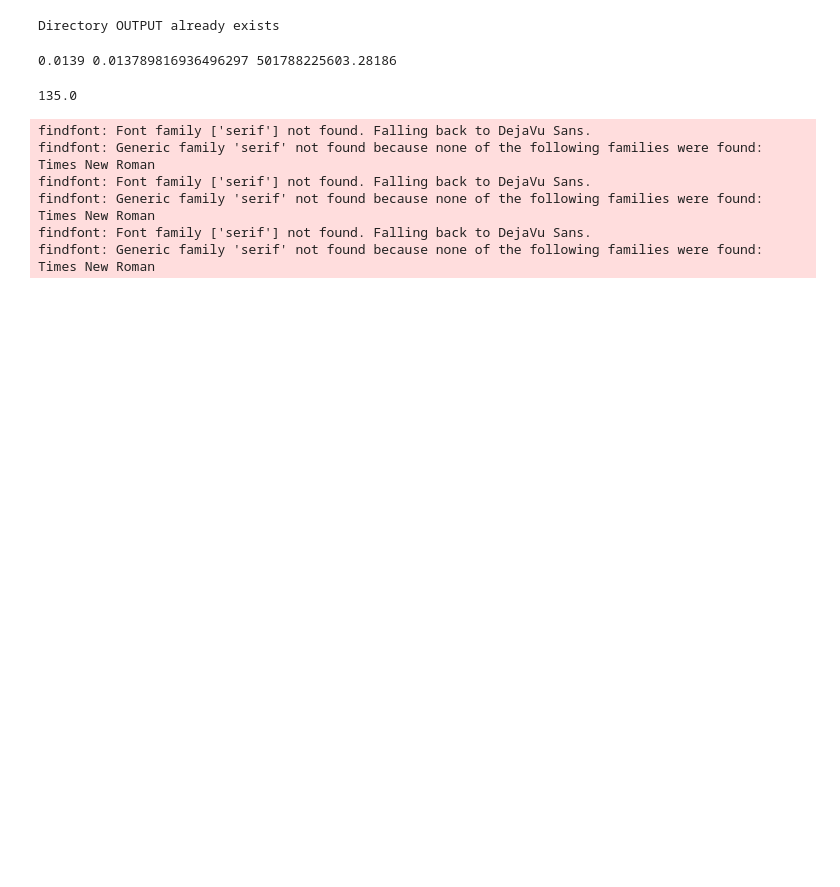
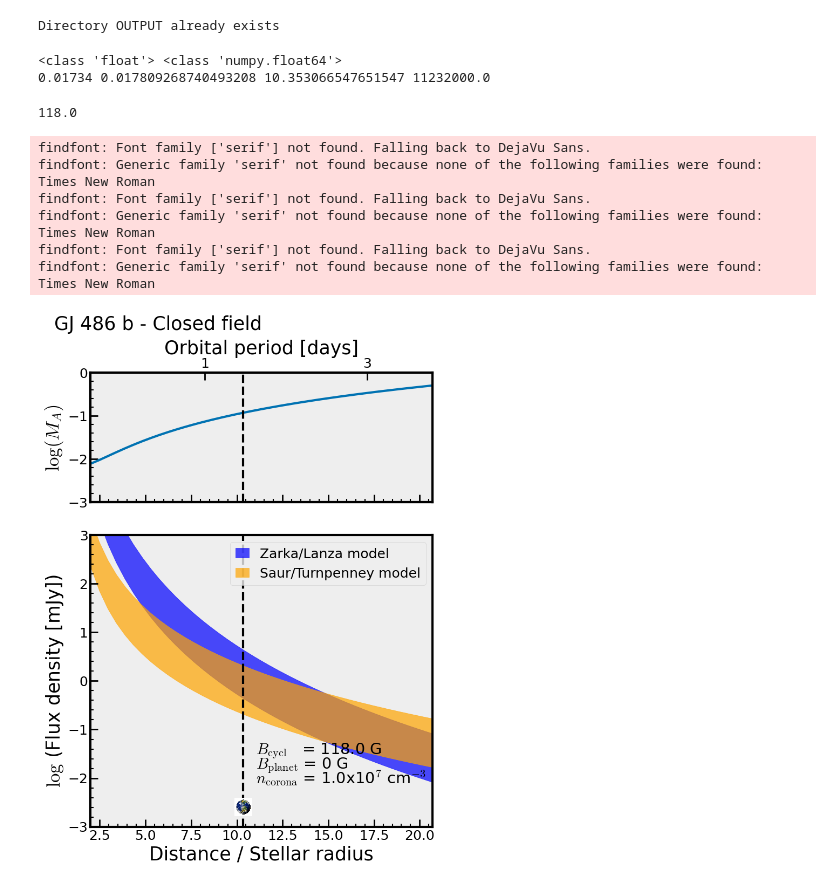
Before and after one commit to mapereztorres/spirou, a Jupyter notebook: SPI.ipynb, the cells around one changed output. Drawn from its saved outputs; the diff is of its cells as text; code cells hidden in the pictures; blank space fills up the shorter version.

Commit message:
Modified to read SPI-sources_planets_completed.csv

```diff
--- a/SPI.ipynb
+++ b/SPI.ipynb
@@ -99,22 +105,27 @@ except FileExistsError:
 # %% [output]
 Directory OUTPUT already exists
 # %%
-indi = 11
-M_star = data['star_mass(M_Sun)'][indi] * M_sun
-P_orb  = data['orbital_period(days)'][indi] # Orbital period, in days
+indi = 42
+M_star = data['mass_star(m_sun)'][indi] * M_sun
+P_orb  = data['p_orb(days)'][indi] # Orbital period, in days
 P_orb  *= 86400 # Orbital period, in cgs
 semimajor_a = Kepler_r(M_star, P_orb)/au
-R_star = data['star_radius(R_Sun)'][indi]
-orb_distance = data['a(AU)'][indi]*au/R_star # in stellar radii
-print(data['a(AU)'][indi], semimajor_a, orb_distance)
+R_star = data['radius_star(r_sun)'][indi]
+orb_distance = data['a(au)'][indi]*au / (R_star*R_sun) # in stellar radii
+P_rot_star = float(data['p_rot(days)'][indi])   # Rotation period  of star, in days
+print(type(P_rot_star), type(M_star))
+P_rot_star *= day    # Rotation period  of star, in sec
+
+print(data['a(au)'][indi], semimajor_a, orb_distance, P_rot_star)
 # %% [output]
-0.0139 0.013789816936496297 501788225603.28186
+<class 'float'> <class 'numpy.float64'>
+0.01734 0.017809268740493208 10.353066547651547 11232000.0
 # %%
 #_orb_2 = (data['a(AU)'][i]*au)/(data['star_radius(R_Sun)'][i]*R_sun)
 #rint(r_orb_2)
-print(data['B_star'][indi])
+print(data['bfield_star(gauss)'][indi])
 # %% [output]
-135.0
+118.0
 # %%
 def B_shulyak(P_rot):
     """Computes the magnetic field of the star, in Gauss, for an assumed P_rot, in days.
@@ -145,24 +156,23 @@ Bp0_arr= [0,1]
 #for indi in range(len(data)):
 #star_array = [92, 93, 94, 95]
 #star_array = range(len(data))
-star_array = [11]
+star_array = [42]
 for indi in star_array:
     #indi=63
-    d      = data['d_pc'][indi] * pc # distance , in  # Bailer-Jones+2018
-    R_star = data['star_radius(R_Sun)'][indi] * R_sun # Stellar radius in cm, Maldonado+2017
-    M_star = data['star_mass(M_Sun)'][indi] * M_sun # Stellar mass in g,
-    P_rot_star = data['P_rot'][indi] *day #Rotation period  of star, in sec
-    B_star = data['B_star'][indi] # Stellar surface magnetic field
+    d      = data['d_star(pc)'][indi] * pc               # Distance to stellar system , in  cm
+    R_star = data['radius_star(r_sun)'][indi] * R_sun    # Stellar radius in cm
+    M_star = data['mass_star(m_sun)'][indi] * M_sun      # Stellar mass in g,
+    P_rot_star = float(data['p_rot(days)'][indi]) * day  # Rotation period  of star, in sec
+    B_star = data['bfield_star(gauss)'][indi]            # Stellar surface magnetic field
 
     # Planet -
-    Exoplanet = data['planet name'][indi]
-    Rp = data['planet_radius(R_Earth)'][indi]*R_earth # Planetary radius
-    r_orb  = data['a(AU)'][indi]*au    # orbital distance, in cm
-    P_orb = data['orbital_period(days)'][indi] #orbital period of planet, in days
+    Exoplanet = data['planet_name'][indi]
+    Rp = data['radius_planet(r_earth)'][indi]*R_earth # Planetary radius
+    r_orb  = data['a(au)'][indi]*au    # orbital distance, in cm
+    P_orb = data['p_orb(days)'][indi] #orbital period of planet, in days
 
     for ind in Bfield_geom_arr:
         for ind1 in Bp0_arr:
-
 
             # Common properties for star and planet
             #
@@ -545,7 +555,7 @@ for indi in star_array:
 
 
             # Variable to send output to files (output=1), or show them in the notebook (output = 0)
-            output = 1
+            output = 0
 
             if output:
                 common_string = str(B_star)+"G"+"-Bplanet"+str(Bp)+"G"
@@ -559,30 +569,31 @@ for indi in star_array:
                 outfilePDF = os.path.join(outdir, outfile+".pdf")
                 plt.savefig(outfilePDF)
                 plt.close()
             else:
                 plt.show()
 
 
             #Print out relevant input and output parameters, including the expected flux received at Earth
             # from the SPI at the position of the planet
             # To this end, first find out the position of the planet in the distance array
             d_diff = np.abs((d_orb-r_orb)/R_star)
             loc_pl = np.where(d_diff == d_diff.min())
 
             outfileTXT = os.path.join(outdir, outfile+'.txt')
             with open(outfileTXT, 'w') as f:
                 f.write('# INPUT PARAMETERS:  ########\n')
                 f.write('B_star = {0:.0f} G; B_planet = {1:.0f} G\n'.format(B_star, Bp))
                 f.write('# T_corona = {0:.0e} K\n'.format(T_corona))
                 f.write('Stellar wind particle density at the base = {0:.0e} cm-3\n\n'.format(n_sw_base))
                 f.write('# OUTPUT PARAMETERS: ########\n')
                 f.write('ECMI freq (fundamental) = {0:.0f} MHz\n'.format(gyrofreq/1e6))
                 f.write('Flux_ST: ({0}, {1}) mJy\n'.format(Flux_r_S_min[loc_pl], Flux_r_S_max[loc_pl]))
                 f.write('Flux_ZL: ({0}, {1}) mJy\n'.format(Flux_r_S_ZL_min[loc_pl], Flux_r_S_ZL_max[loc_pl]))
 # %% [output]
 findfont: Font family ['serif'] not found. Falling back to DejaVu Sans.
 findfont: Generic family 'serif' not found because none of the following families were found: Times New Roman
 findfont: Font family ['serif'] not found. Falling back to DejaVu Sans.
 findfont: Generic family 'serif' not found because none of the following families were found: Times New Roman
 findfont: Font family ['serif'] not found. Falling back to DejaVu Sans.
 findfont: Generic family 'serif' not found because none of the following families were found: Times New Roman
+[figure, added]
```
Also changed, not shown: parts of 3 cells of this notebook.
